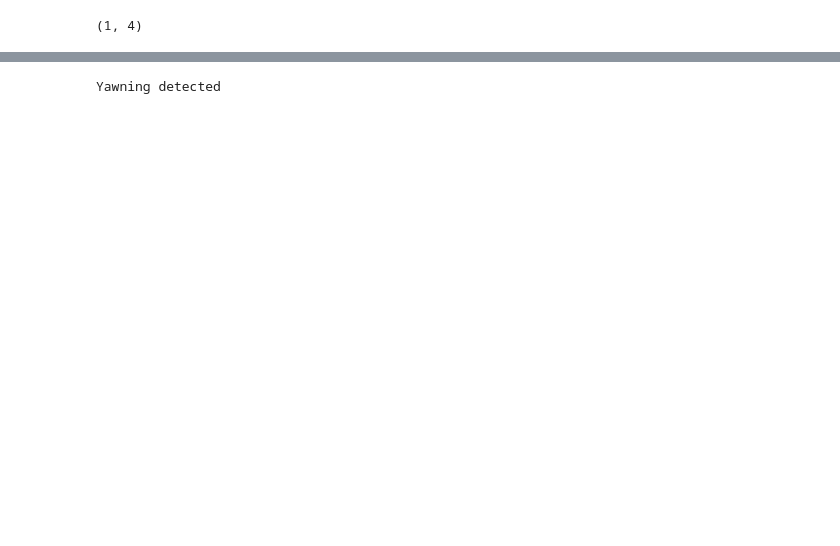
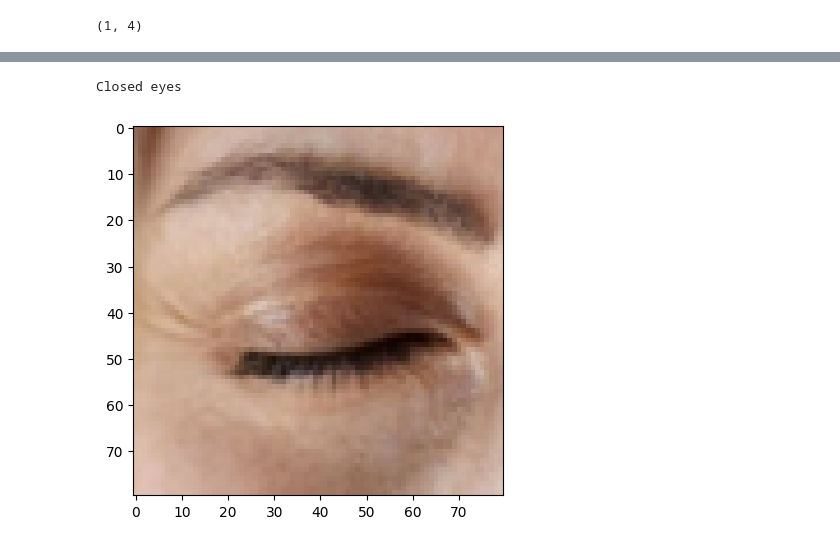
Before and after one commit to sehilakallai/Deep_Learning_Projects, a Jupyter notebook: Driver_Drowsiness_Detection_System.ipynb, the cells around one changed output, grey strips where cells are left out. Cells and saved outputs as stored; diff of their text form; code cells hidden in the pictures; blank space fills up the shorter version.

```diff
--- a/Driver_Drowsiness_Detection_System.ipynb
+++ b/Driver_Drowsiness_Detection_System.ipynb
@@ -217,17 +217,21 @@ yawn
 # %%
 if (predicted_label_index==0):
     print('Closed eyes')
 
 elif predicted_label_index==1:
     print('Open eyes')
 
 elif predicted_label_index==2:
     print('No Yawing detected')
 
 elif predicted_label_index==3:
     print('Yawning detected')
+
+plt.imshow(img)
+plt.show()
 # %% [output]
-Yawning detected
+Closed eyes
+[figure, added]
 # %%
 if (predicted_label_index==0) & (predicted_label_index==3):
     print('Drowsiness detected')
```
Also changed, not shown: parts of 7 cells of this notebook.
